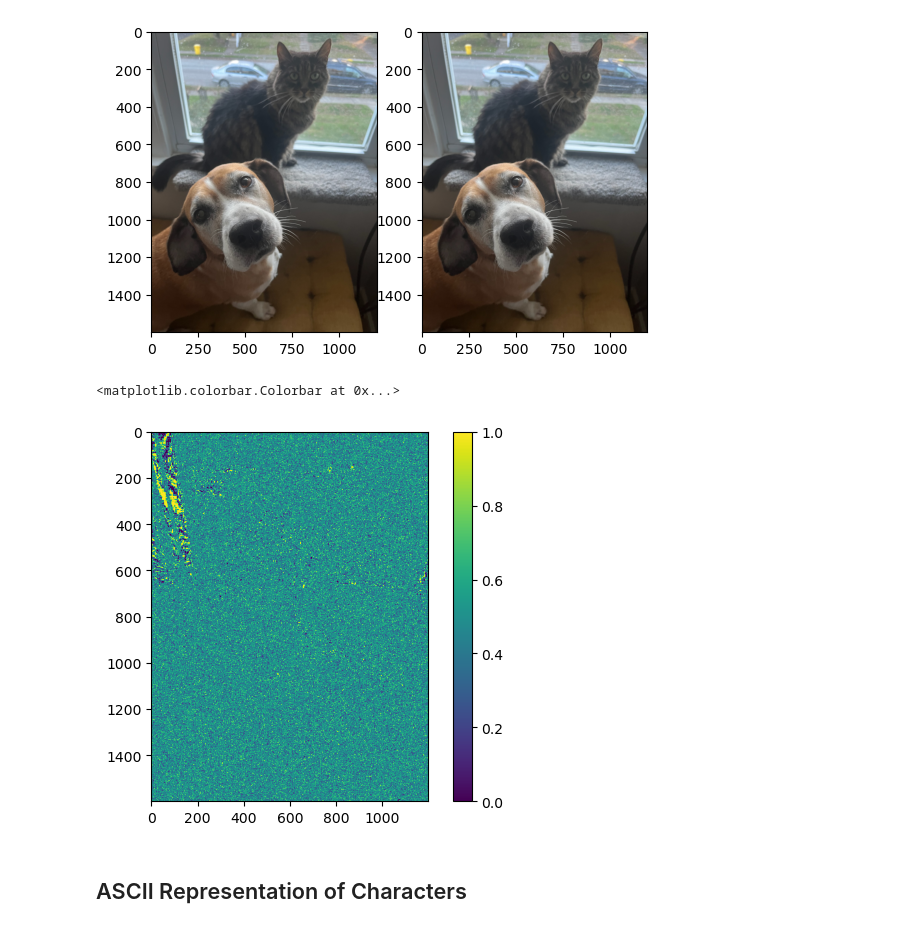
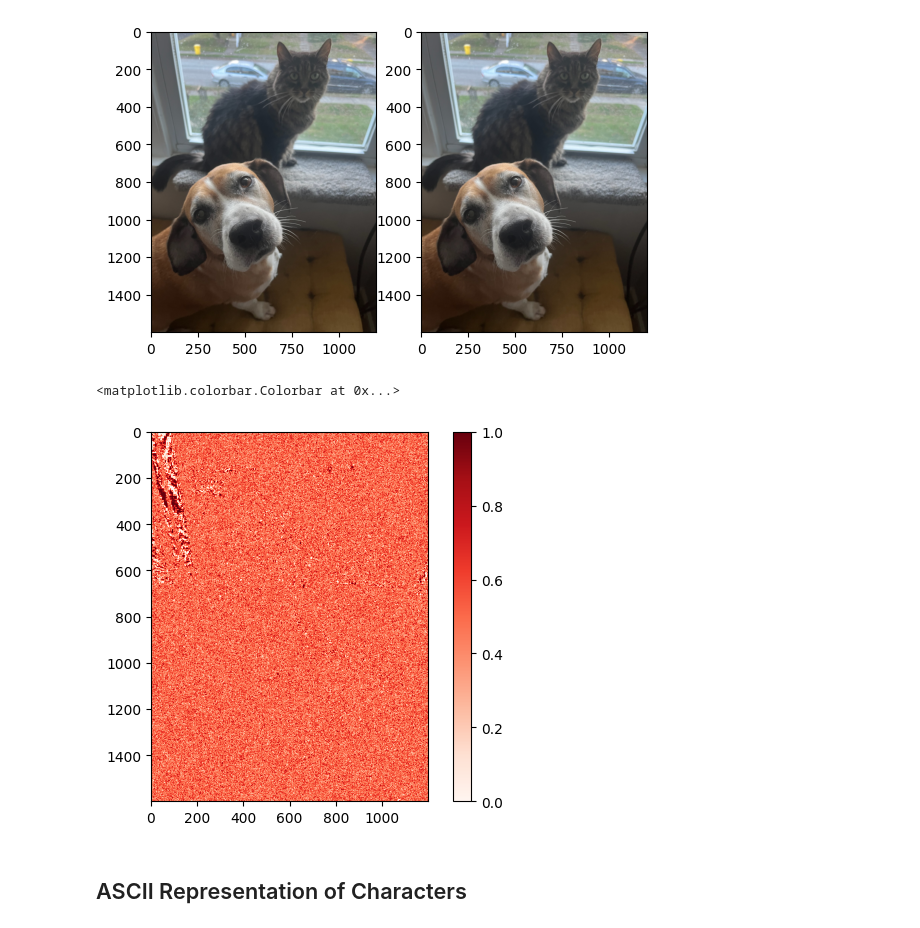
Before and after one commit to ctraliedotcom/basicimageprocessing, a Jupyter notebook: LSBImgSteg.ipynb, the cells around one changed output. Drawn from its saved outputs; the diff is of its cells as text; code cells hidden in the pictures.

```diff
--- a/LSBImgSteg.ipynb
+++ b/LSBImgSteg.ipynb
@@ -33,11 +33,11 @@ plt.imshow(IRound)
 <matplotlib.image.AxesImage at 0x...>
 [figure]
 # %%
-plt.imshow(I[:, :, 0]%2)
+plt.imshow(I[:, :, 0]%2, cmap='Reds')
 plt.colorbar()
 # %% [output]
 <matplotlib.colorbar.Colorbar at 0x...>
-[figure, old version]
+[figure, new version]
 # %% [markdown]
 ## ASCII Representation of Characters
 # %%
```
Also changed, not shown: parts of 2 cells of this notebook, 1 other file.
